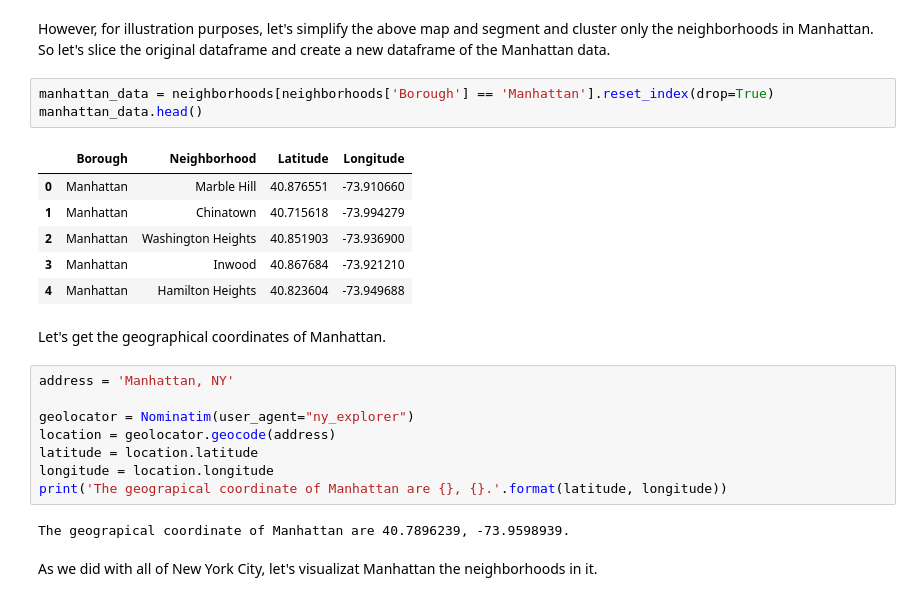
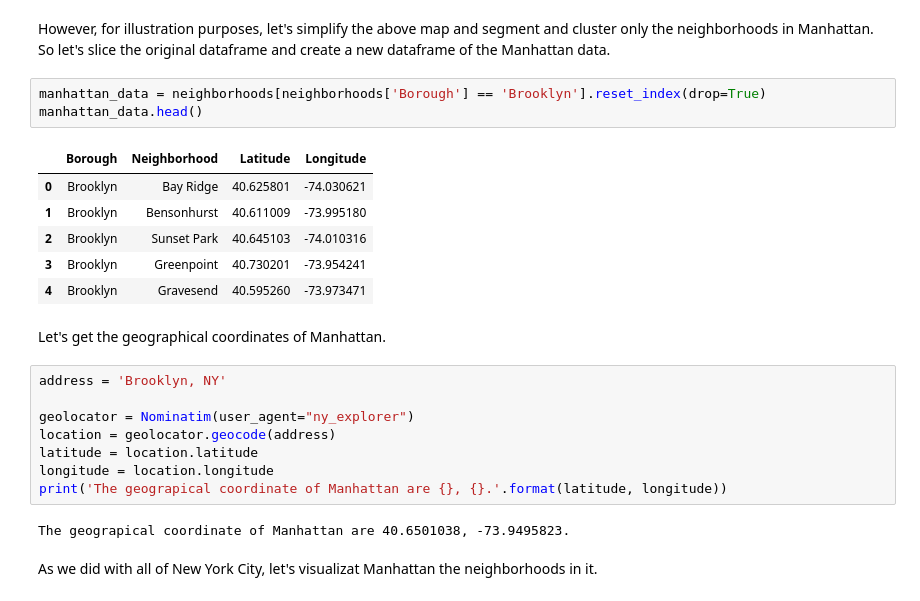
Before and after one commit to JPLAVALLEY/Coursera_Capstone, a Jupyter notebook: Capstone Project - The Battle of Neighborhoods.ipynb, the cells around one changed output. Cells and saved outputs as stored; diff of their text form.

```diff
--- a/Capstone Project - The Battle of Neighborhoods.ipynb
+++ b/Capstone Project - The Battle of Neighborhoods.ipynb
@@ -922,19 +922,19 @@ map_newyork
 # %% [markdown]
 However, for illustration purposes, let's simplify the above map and segment and cluster only the neighborhoods in Manhattan. So let's slice the original dataframe and create a new dataframe of the Manhattan data.
 # %%
-manhattan_data = neighborhoods[neighborhoods['Borough'] == 'Manhattan'].reset_index(drop=True)
+manhattan_data = neighborhoods[neighborhoods['Borough'] == 'Brooklyn'].reset_index(drop=True)
 manhattan_data.head()
 # %% [output]
 |  | Borough | Neighborhood | Latitude | Longitude |
-| 0 | Manhattan | Marble Hill | 40.876551 | -73.910660 |
-| 1 | Manhattan | Chinatown | 40.715618 | -73.994279 |
-| 2 | Manhattan | Washington Heights | 40.851903 | -73.936900 |
-| 3 | Manhattan | Inwood | 40.867684 | -73.921210 |
-| 4 | Manhattan | Hamilton Heights | 40.823604 | -73.949688 |
+| 0 | Brooklyn | Bay Ridge | 40.625801 | -74.030621 |
+| 1 | Brooklyn | Bensonhurst | 40.611009 | -73.995180 |
+| 2 | Brooklyn | Sunset Park | 40.645103 | -74.010316 |
+| 3 | Brooklyn | Greenpoint | 40.730201 | -73.954241 |
+| 4 | Brooklyn | Gravesend | 40.595260 | -73.973471 |
 # %% [markdown]
 Let's get the geographical coordinates of Manhattan.
 # %%
-address = 'Manhattan, NY'
+address = 'Brooklyn, NY'
 
 geolocator = Nominatim(user_agent="ny_explorer")
 location = geolocator.geocode(address)
@@ -942,7 +942,7 @@ latitude = location.latitude
 longitude = location.longitude
 print('The geograpical coordinate of Manhattan are {}, {}.'.format(latitude, longitude))
 # %% [output]
-The geograpical coordinate of Manhattan are 40.7896239, -73.9598939.
+The geograpical coordinate of Manhattan are 40.6501038, -73.9495823.
 # %% [markdown]
 As we did with all of New York City, let's visualizat Manhattan the neighborhoods in it.
 # %%
```
Also changed, not shown: parts of 60 cells of this notebook.
